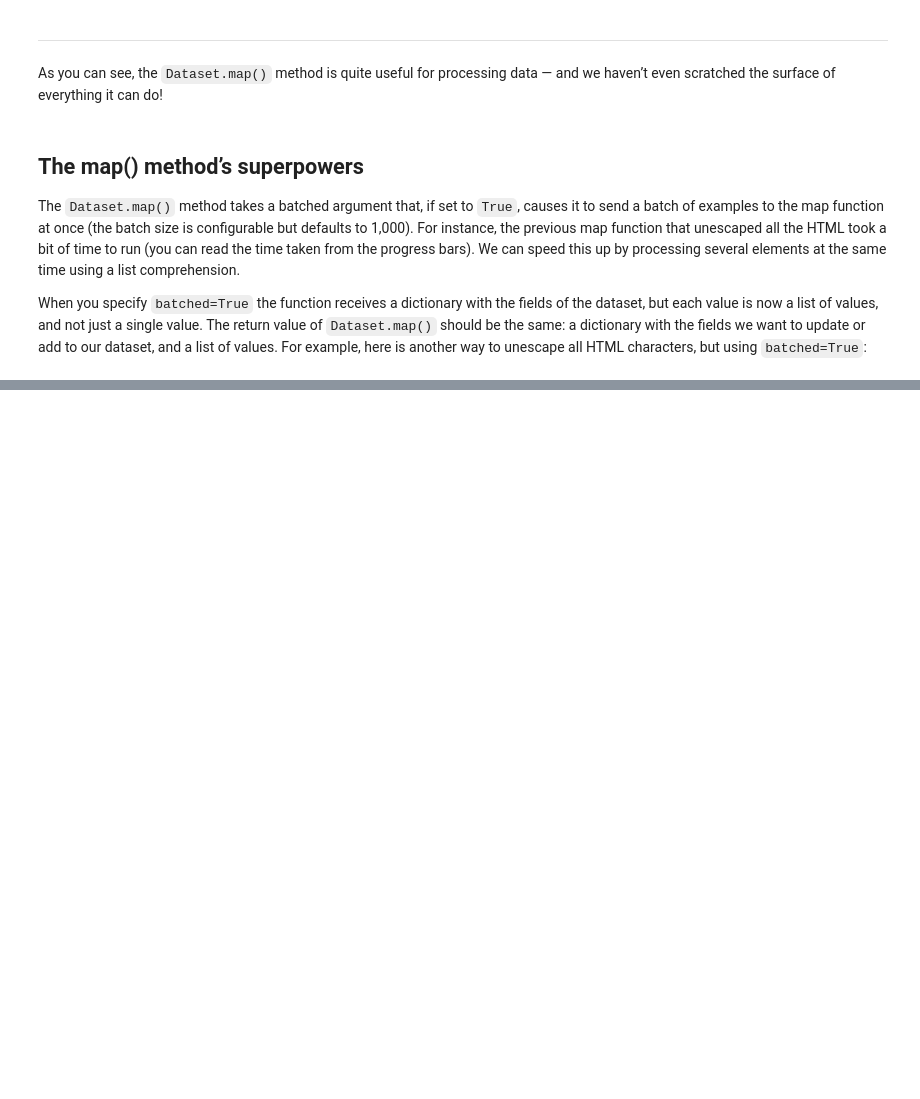
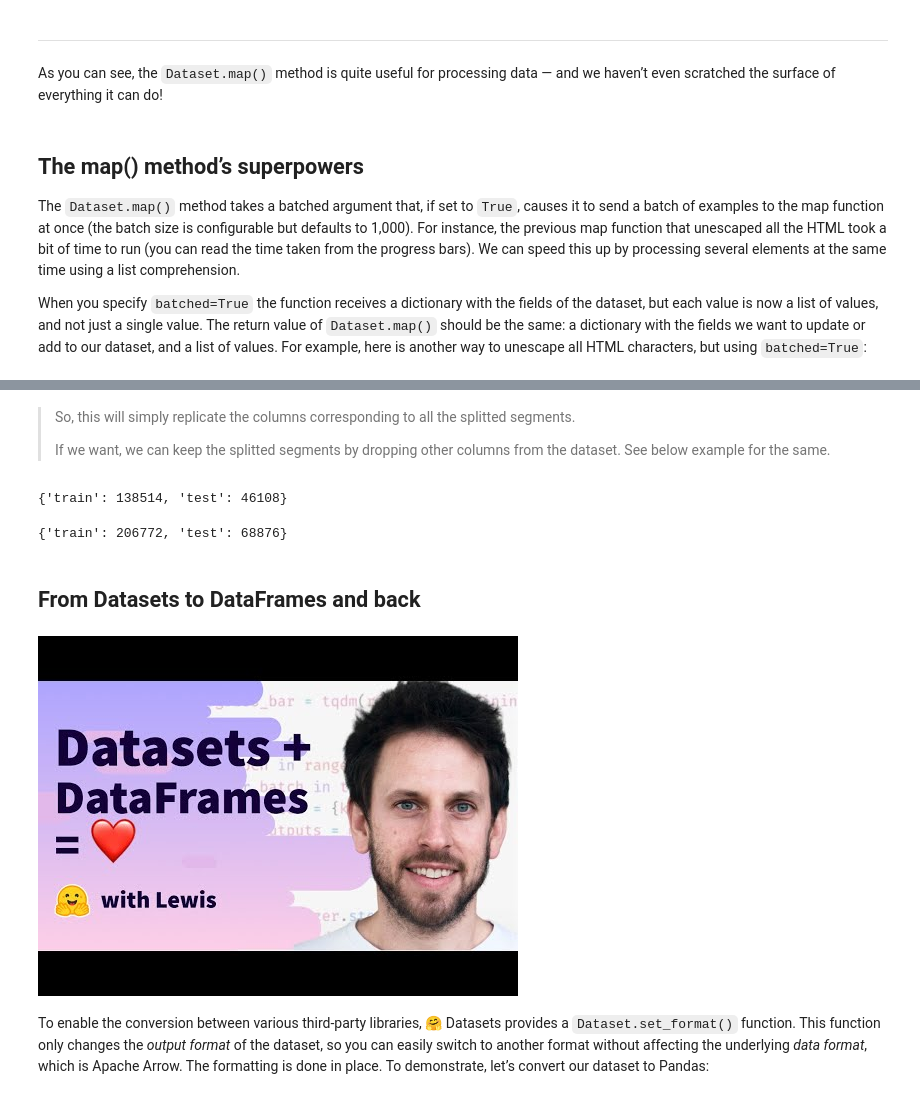
Before and after one commit to tankgauravgt/huggingface-llm-course, a Jupyter notebook: 05-the-🤗-datasets-library/03-time-to-slice-and-dice.ipynb, the cells around one changed output, grey strips where cells are left out. Cells and saved outputs as stored; diff of their text form; code cells hidden in the pictures; blank space fills up the shorter version.

```diff
--- a/05-the-🤗-datasets-library/03-time-to-slice-and-dice.ipynb
+++ b/05-the-🤗-datasets-library/03-time-to-slice-and-dice.ipynb
@@ -266,0 +455,4 @@ You can experiment a little with timing to determine the optimal number of proce
+# %% [markdown]
+> So, this will simply replicate the columns corresponding to all the splitted segments.
+>
+> If we want, we can keep the splitted segments by dropping other columns from the dataset. See below example for the same.
@@ -266,0 +470,18 @@ You can experiment a little with timing to determine the optimal number of proce
+# %%
+drug_dataset.num_rows
+# %% [output]
+{'train': 138514, 'test': 46108}
+# %%
+tokenized_dataset.num_rows
+# %% [output]
+{'train': 206772, 'test': 68876}
+# %% [markdown]
+## From Datasets to DataFrames and back
+# %%
+from IPython.display import YouTubeVideo
+
+YouTubeVideo("tfcY1067A5Q", width=800, height=450)
+# %% [output]
+[figure, added]
+# %% [markdown]
+To enable the conversion between various third-party libraries, 🤗 Datasets provides a `Dataset.set_format()` function. This function only changes the *output format* of the dataset, so you can easily switch to another format without affecting the underlying *data format*, which is Apache Arrow. The formatting is done in place. To demonstrate, let’s convert our dataset to Pandas:
```
Also changed, not shown: parts of 80 cells of this notebook.
